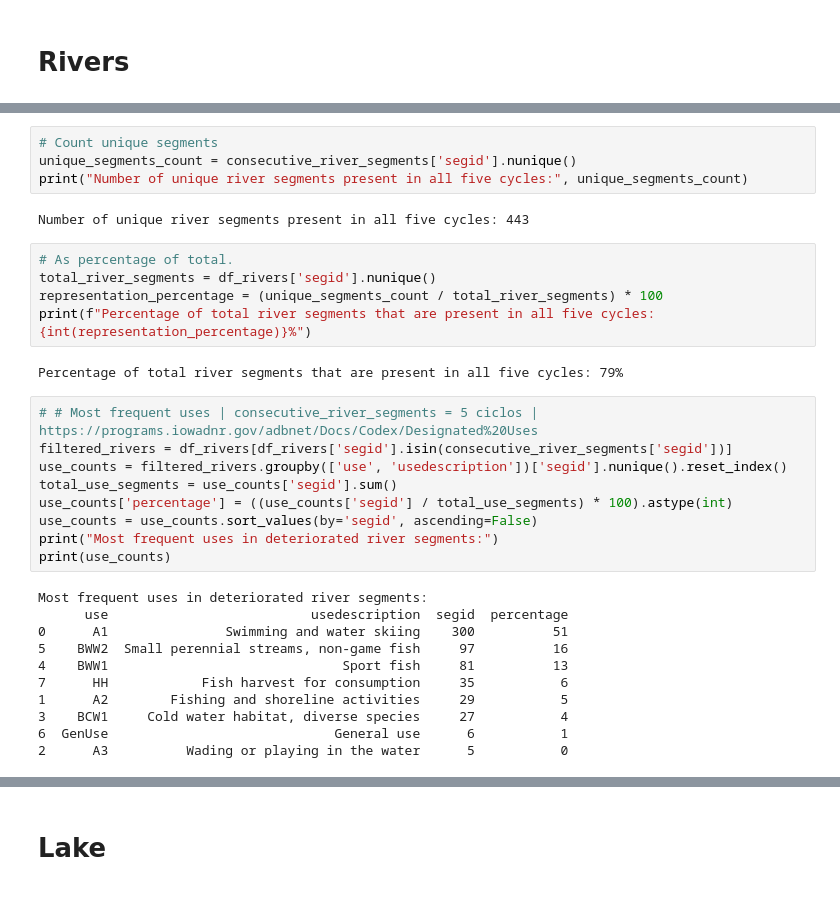
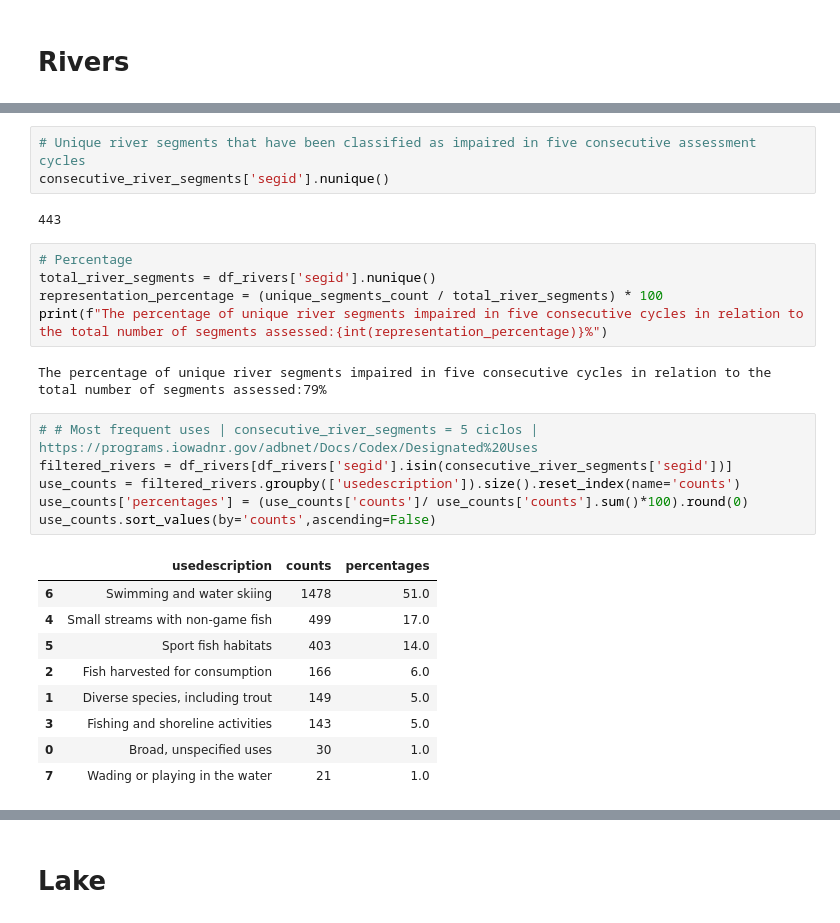
Before and after one commit to mocorderos/Water_Impair_Iowa, a Jupyter notebook: ImpairedWaterListFeb25.ipynb, the cells around one changed output, grey strips where cells are left out. Cells and saved outputs as stored; diff of their text form.

```diff
--- a/ImpairedWaterListFeb25.ipynb
+++ b/ImpairedWaterListFeb25.ipynb
@@ -406,35 +385,30 @@ Total unique river consecutive:      segid  cycle
 [interactive output not drawn]
 [interactive output not drawn]
-# %%
-# Count unique segments
-unique_segments_count = consecutive_river_segments['segid'].nunique()
-print("Number of unique river segments present in all five cycles:", unique_segments_count)
-# %% [output]
-Number of unique river segments present in all five cycles: 443
+# %%
+# Unique river segments that have been classified as impaired in five consecutive assessment cycles
+consecutive_river_segments['segid'].nunique()
+# %% [output]
+443
 # %%
-# As percentage of total.
+# Percentage
 total_river_segments = df_rivers['segid'].nunique()
 representation_percentage = (unique_segments_count / total_river_segments) * 100
-print(f"Percentage of total river segments that are present in all five cycles: {int(representation_percentage)}%")
+print(f"The percentage of unique river segments impaired in five consecutive cycles in relation to the total number of segments assessed:{int(representation_percentage)}%")
 # %% [output]
-Percentage of total river segments that are present in all five cycles: 79%
+The percentage of unique river segments impaired in five consecutive cycles in relation to the total number of segments assessed:79%
 # %%
 # # Most frequent uses | consecutive_river_segments = 5 ciclos | https://programs.iowadnr.gov/adbnet/Docs/Codex/Designated%20Uses
 filtered_rivers = df_rivers[df_rivers['segid'].isin(consecutive_river_segments['segid'])]
-use_counts = filtered_rivers.groupby(['use', 'usedescription'])['segid'].nunique().reset_index()
-total_use_segments = use_counts['segid'].sum()
-use_counts['percentage'] = ((use_counts['segid'] / total_use_segments) * 100).astype(int)
-use_counts = use_counts.sort_values(by='segid', ascending=False)
-print("Most frequent uses in deteriorated river segments:")
-print(use_counts)
+use_counts = filtered_rivers.groupby(['usedescription']).size().reset_index(name='counts')
+use_counts['percentages'] = (use_counts['counts']/ use_counts['counts'].sum()*100).round(0)
+use_counts.sort_values(by='counts',ascending=False)
 # %% [output]
-Most frequent uses in deteriorated river segments:
-      use                          usedescription  segid  percentage
-0      A1               Swimming and water skiing    300          51
-5    BWW2  Small perennial streams, non-game fish     97          16
-4    BWW1                              Sport fish     81          13
-7      HH            Fish harvest for consumption     35           6
-1      A2        Fishing and shoreline activities     29           5
-3    BCW1     Cold water habitat, diverse species     27           4
-6  GenUse                             General use      6           1
-2      A3          Wading or playing in the water      5           0
+|  | usedescription | counts | percentages |
+| 6 | Swimming and water skiing | 1478 | 51.0 |
+| 4 | Small streams with non-game fish | 499 | 17.0 |
+| 5 | Sport fish habitats | 403 | 14.0 |
+| 2 | Fish harvested for consumption | 166 | 6.0 |
+| 1 | Diverse species, including trout | 149 | 5.0 |
+| 3 | Fishing and shoreline activities | 143 | 5.0 |
+| 0 | Broad, unspecified uses | 30 | 1.0 |
+| 7 | Wading or playing in the water | 21 | 1.0 |
```
Also changed, not shown: parts of 37 cells of this notebook.
